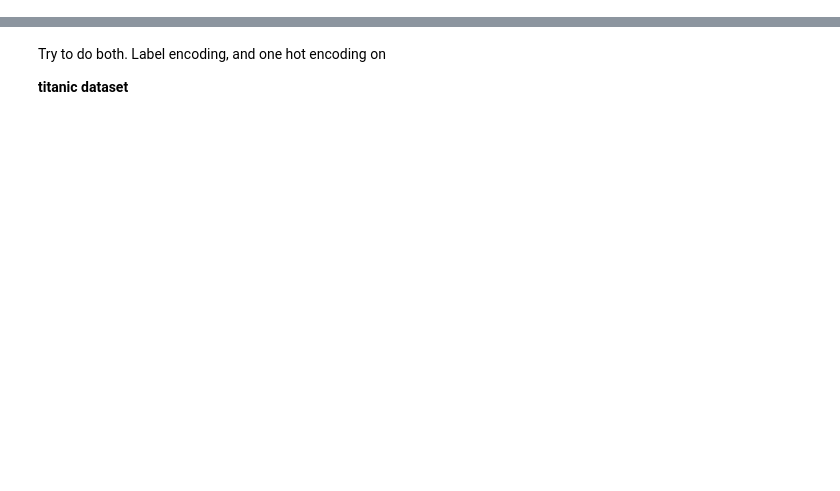
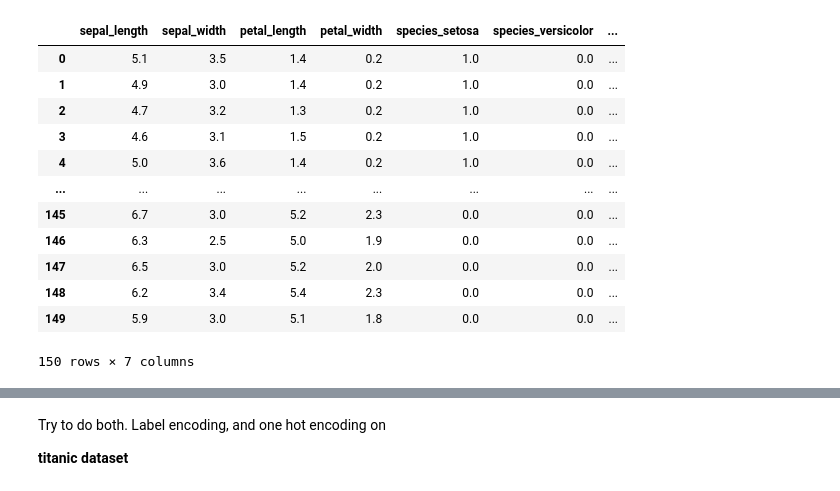
Before and after one commit to domandaris-89/AIML-Batch2, a Jupyter notebook: Day 21 - Feature Engineering/in class one hot encoding.ipynb, the cells around one changed output, grey strips where cells are left out. Saved outputs shown, nothing was run; the diff lists cells and outputs as text; code cells hidden in the pictures; blank space fills up the shorter version.

```diff
--- a/Day 21 - Feature Engineering/in class one hot encoding.ipynb
+++ b/Day 21 - Feature Engineering/in class one hot encoding.ipynb
@@ -15,0 +61,10 @@ iris.head()
+# %%
+from sklearn.preprocessing import OneHotEncoder
+import numpy as np
+
+# Creating the encoder
+encoder = OneHotEncoder( sparse_output=False, handle_unknown='ignore')
+
+# Ignore the missing values if handle_unknown = 'ignore'"in class label encoding .ipynb"
+# %%
+encoder.fit_transform(iris)
@@ -16,8 +85,36 @@ iris.head()
 # %%
 iris_onehot = iris.copy()
 
-encoder = OneHotEncoder( sparse_output=False, handle_unkown='ignore')
+encoder = OneHotEncoder( sparse_output = False, handle_unknown='ignore')
 
 catagorical_cols = ['species']
 
-iris_onehot = encoder
+ecoded_values = encoder.fit_transform(iris_onehot[catagorical_cols]) # species
+
+# names of new columns, that don't exist yet
+new_columns = encoder.get_feature_names_out(catagorical_cols)
+new_columns
+# ['species_setosa', 'species_versicolor', 'species_virginica']
+
+# iris_onehot
+
+# adding the columns to the dataframe
+
+iris_onehot[new_columns] = ecoded_values
+
+iris_onehot.drop(columns=['species'], inplace = True)
+iris_onehot
+# %% [output]
+|  | sepal_length | sepal_width | petal_length | petal_width | species_setosa | species_versicolor | ... |
+| 0 | 5.1 | 3.5 | 1.4 | 0.2 | 1.0 | 0.0 | ... |
+| 1 | 4.9 | 3.0 | 1.4 | 0.2 | 1.0 | 0.0 | ... |
+| 2 | 4.7 | 3.2 | 1.3 | 0.2 | 1.0 | 0.0 | ... |
+| 3 | 4.6 | 3.1 | 1.5 | 0.2 | 1.0 | 0.0 | ... |
+| 4 | 5.0 | 3.6 | 1.4 | 0.2 | 1.0 | 0.0 | ... |
+| ... | ... | ... | ... | ... | ... | ... | ... |
+| 145 | 6.7 | 3.0 | 5.2 | 2.3 | 0.0 | 0.0 | ... |
+| 146 | 6.3 | 2.5 | 5.0 | 1.9 | 0.0 | 0.0 | ... |
+| 147 | 6.5 | 3.0 | 5.2 | 2.0 | 0.0 | 0.0 | ... |
+| 148 | 6.2 | 3.4 | 5.4 | 2.3 | 0.0 | 0.0 | ... |
+| 149 | 5.9 | 3.0 | 5.1 | 1.8 | 0.0 | 0.0 | ... |
+150 rows × 7 columns
```
Also changed, not shown: parts of 13 cells of this notebook, 5 other files.
